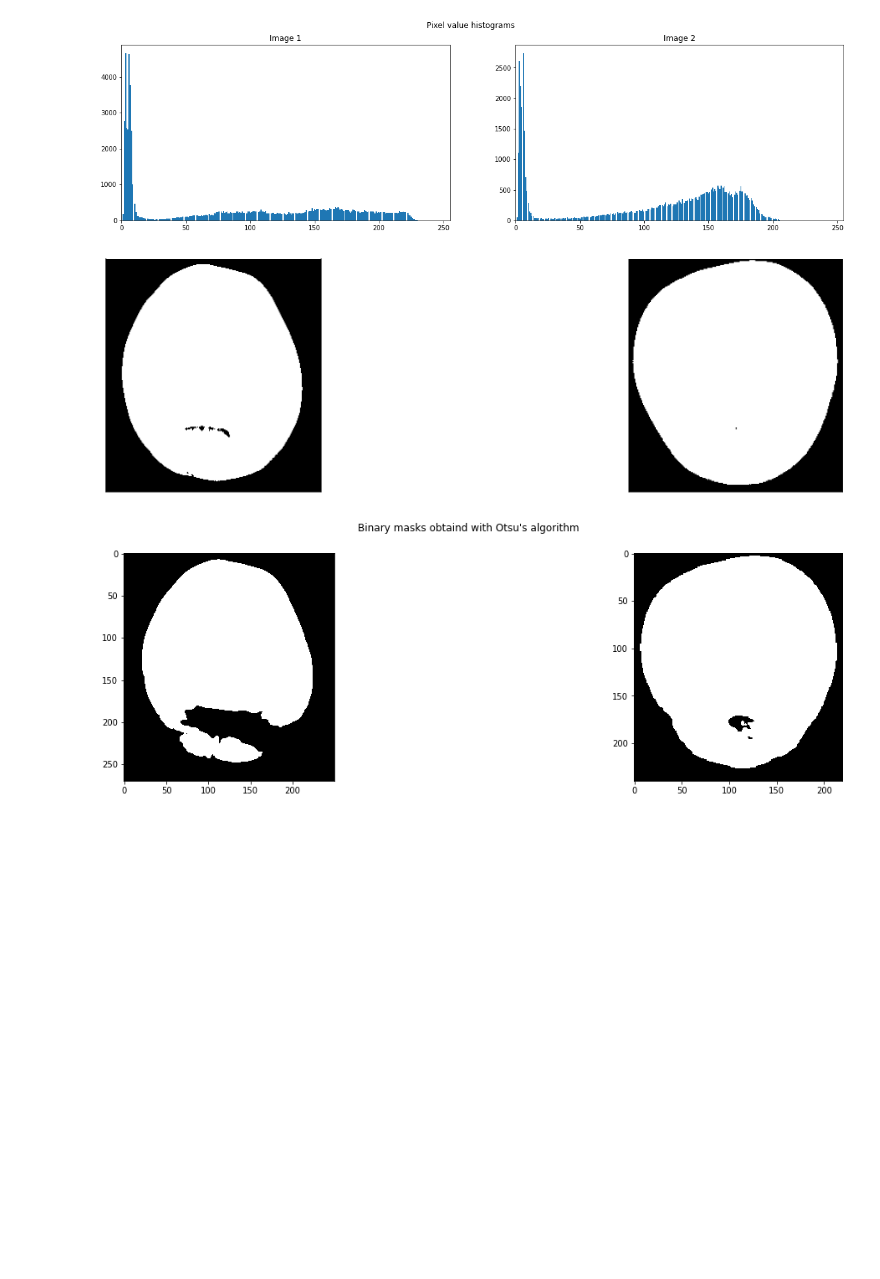
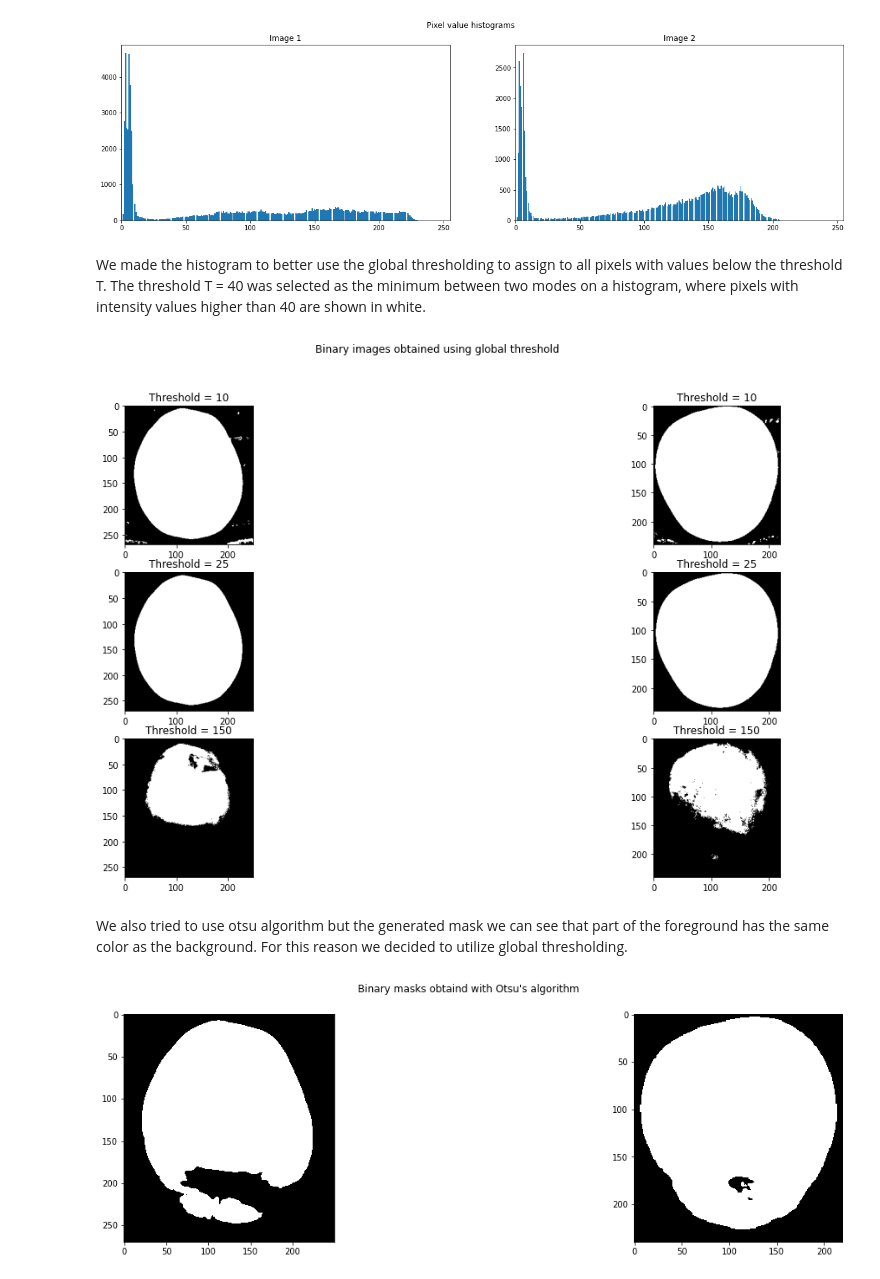
Before and after one commit to valentinaboriano/Computer-Vision, a Jupyter notebook: fruit-inspection.ipynb, the cells around one changed output. Saved outputs shown, nothing was run; the diff lists cells and outputs as text; code cells hidden in the pictures; blank space fills up the shorter version.

Commit message:
commenti, task: background e parte della varianza

```diff
--- a/fruit-inspection.ipynb
+++ b/fruit-inspection.ipynb
@@ -195,22 +196,37 @@ fig.suptitle("Pixel value histograms")
 plt.show()
 # %% [output]
 [figure]
+# %% [markdown]
+We made the histogram to better use the global thresholding to assign to all pixels with values below the threshold T. The threshold T = 40 was selected as the minimum between two modes on a histogram, where pixels with intensity values higher than 40 are shown in white.
 # %%
 masks2 = []
-plt.figure(figsize=(20, 5))
+fig = plt.figure(figsize=(20, 10))
 
 for i, img in enumerate(grayscales2):
     # TODO per Vale: spiegare come si è ottenuto threshold uguale a 40 (osservazione istogramma + tentativi),
     # mostrare i risultati con altre threshold, spiegare perché otsu non va bene (il bg "mangia" il fg)
     # aggiungere i titolo al grafico
-    ret,thresh = cv2.threshold(img, 40, 1, cv2.THRESH_BINARY)
-    masks2.append(thresh)
-    plt.subplot(1,2,i+1)
-    plt.imshow(thresh,'gray',vmin=0,vmax=1)
-    plt.xticks([]),plt.yticks([])
+    ret,thresh = cv2.threshold(img, 10, 1, cv2.THRESH_BINARY)
+    ret,thresh1 = cv2.threshold(img, 25, 1, cv2.THRESH_BINARY)
+    ret,thresh2 = cv2.threshold(img, 150, 1, cv2.THRESH_BINARY)
+    masks2.append(thresh1)
+
+    a = fig.add_subplot(3,2, i+1)
+    a.set_title('Threshold = 10')
+    plt.imshow(thresh, 'gray' ,vmin=0, vmax=1)
+    a = fig.add_subplot(3,2,i+3)
+    a.set_title('Threshold = 25')
+    plt.imshow(thresh1 ,'gray' ,vmin=0, vmax=1)
+    a = fig.add_subplot(3,2,i+5)
+    a.set_title('Threshold = 150')
+    plt.imshow(thresh2 , 'gray' ,vmin=0, vmax=1)
+fig.suptitle("Binary images obtained using global threshold")
 plt.show()
 # %% [output]
-[figure, old version]
+[figure, new version]
+# %% [markdown]
+We also tried to use otsu algorithm but the generated mask we can see that part of the foreground
+has the same color as the background. For this reason we decided to utilize global thresholding.
 # %%
 otsu_masks = []
 
```
Also changed, not shown: parts of 12 cells of this notebook.
